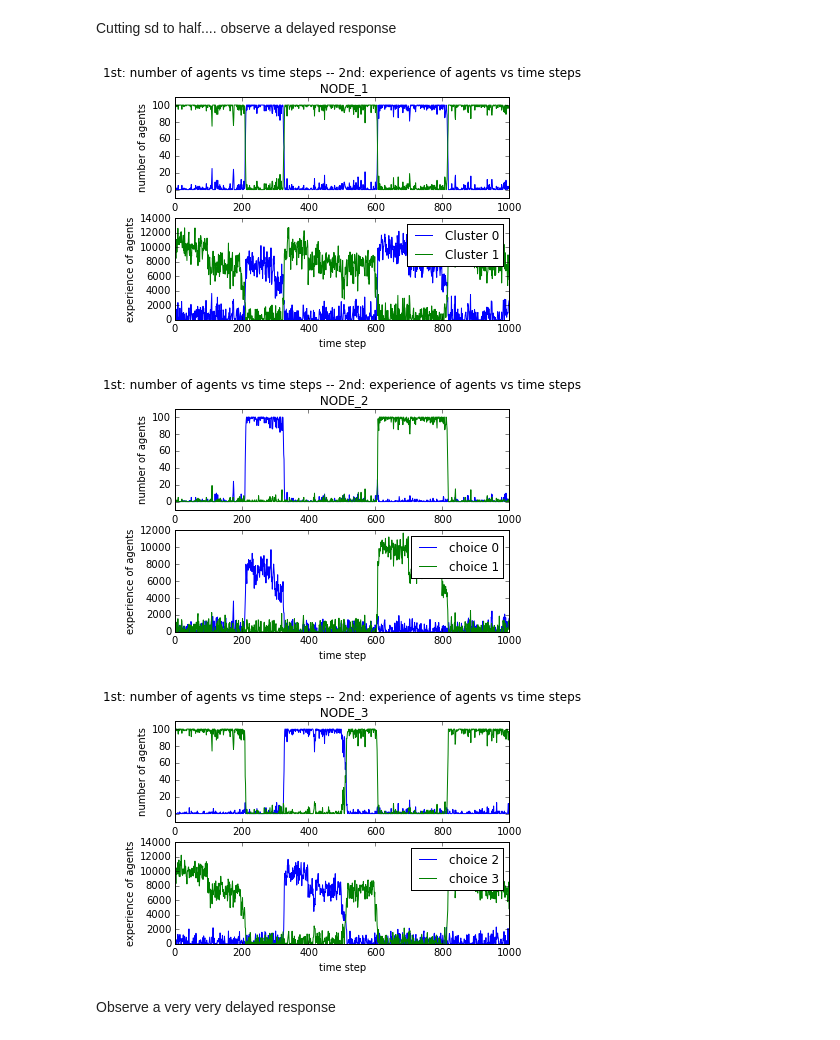
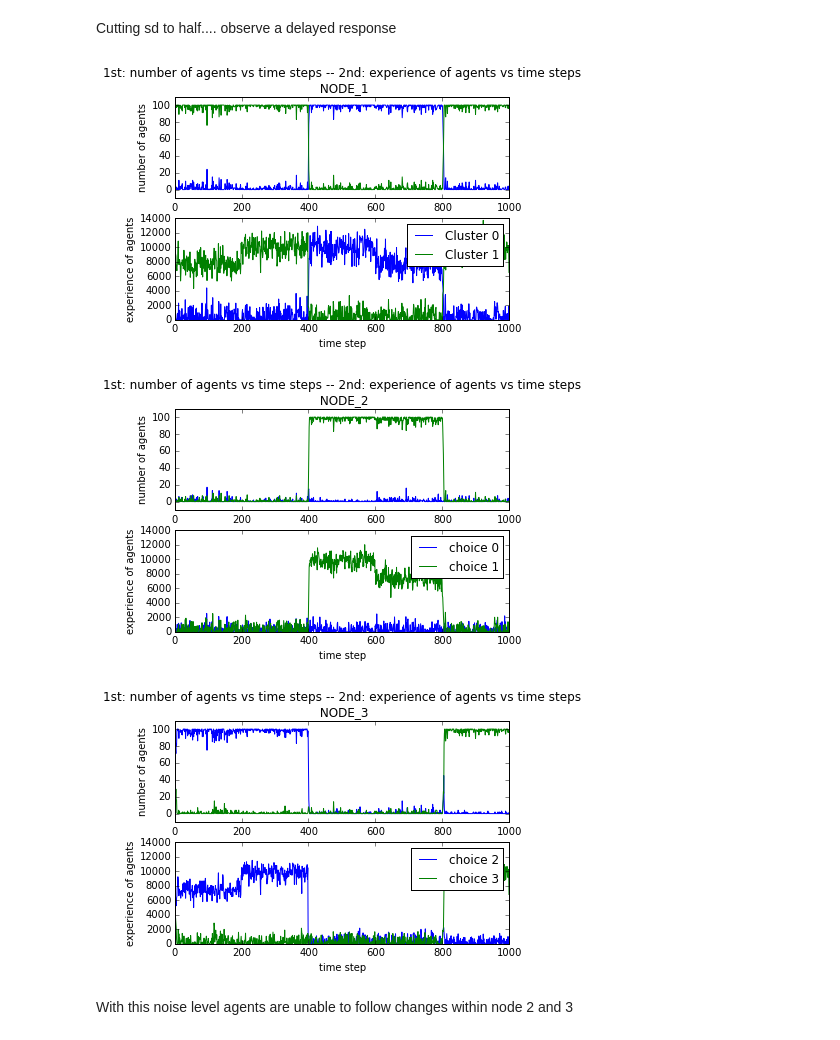
Before and after one commit to Najamxaidi/Decision-models, a Jupyter notebook: Notebook/hierarchy using agent based models.ipynb, the cells around one changed output. Cells and saved outputs as stored; diff of their text form; code cells hidden in the pictures.

Commit message:
includes updated hierarchy using agent based models notebook

```diff
--- a/Notebook/hierarchy using agent based models.ipynb
+++ b/Notebook/hierarchy using agent based models.ipynb
@@ -145,20 +151,21 @@ d.run(steps,rotation_step, rotation_flag, noise_flag, plotting=True)
 Cutting sd to half.... observe a delayed response
 # %%
 steps = 1000
-rotation_step = [100, 100]
+rotation_step = [400, 200, 200]
 rotation_flag = True
 noise_flag = True
 d = hierab.Hierarchy(number_of_agents= 100,
                 k = 1, alpha = 2,
                 utility_of_choices= [25,50,75,100],
                 initial_experiences=[50, 50, 50, 50],
                 discount_rate=[1,1,1],
-                noise_standard_deviation=[0.1,750,750])
+                noise_standard_deviation=[0.001,750,750],
+                utility_flag = False)
 
 d.run(steps,rotation_step, rotation_flag, noise_flag, plotting=True)
 # %% [output]
-[figure, old version]
+[figure, new version]
-[figure, old version]
+[figure, new version]
-[figure, old version]
+[figure, new version]
-# %% [markdown]
-Observe a very very delayed response
+# %% [markdown]
+With this noise level agents are unable to follow changes within node 2 and 3
```
Also changed, not shown: parts of 16 cells of this notebook, 3 other files.
